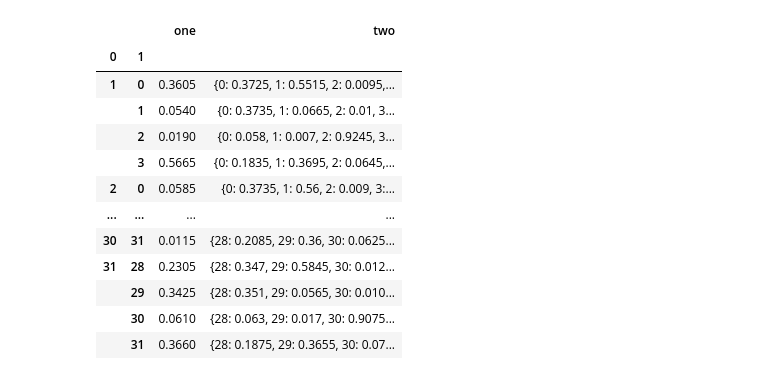
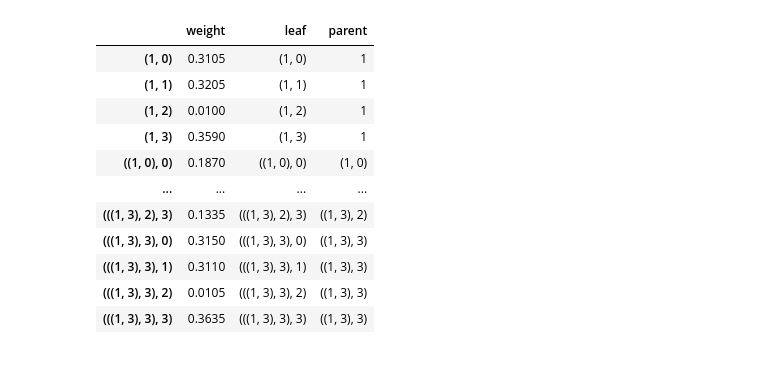
Before and after one commit to Using-Namespace-System/QOSF, a Jupyter notebook: Hybrid_Quantum_Feedforward.ipynb, the cells around one changed output. Cells and saved outputs as stored; diff of their text form; code cells hidden in the pictures.

```diff
--- a/Hybrid_Quantum_Feedforward.ipynb
+++ b/Hybrid_Quantum_Feedforward.ipynb
@@ -2,7 +2,8 @@
 
 from qiskit import QuantumRegister, ClassicalRegister, QuantumCircuit
 import numpy as np
-
+from qiskit.primitives import Sampler
+import pandas as pd
 
 size = 5
 
@@ -12,23 +13,12 @@ circuit = QuantumCircuit(qreg_q)
 
 circuit.h(qreg_q[0])
 circuit.h(qreg_q[1])
+circuit.ch(qreg_q[1], qreg_q[0])
+circuit.rz(np.pi/2, qreg_q[1])
 circuit.cx(qreg_q[0], qreg_q[1])
 circuit.ch(qreg_q[0], qreg_q[1])
-circuit.cx(qreg_q[0], qreg_q[1])
-circuit.swap(qreg_q[0], qreg_q[1])
 circuit.h(qreg_q[0])
 circuit.h(qreg_q[1])
-circuit.rz(np.pi, qreg_q[1])
-circuit.cx(qreg_q[0], qreg_q[1])
-circuit.h(qreg_q[0])
-circuit.h(qreg_q[1])
-circuit.cx(qreg_q[0], qreg_q[1])
-circuit.ch(qreg_q[0], qreg_q[1])
-circuit.cx(qreg_q[0], qreg_q[1])
-circuit.swap(qreg_q[0], qreg_q[1])
-circuit.h(qreg_q[0])
-circuit.h(qreg_q[1])
-
 
 
 tests = range(1,int(2**size))
@@ -42,5 +32,5 @@ for test in tests:
     circuit_sampler.measure_all()
     circuit_list += [circuit_sampler]
 
-circuit_list[2].decompose().draw()
+display(circuit_list[0].decompose().draw())
 # %% [output]
@@ -81,33 +38,61 @@ df
 # %%
+
+sampler = Sampler()
+job = sampler.run(circuit_list,shots = 2000)
+result = job.result()
+df = pd.DataFrame(list(enumerate(result.quasi_dists,1)))
+df.set_index(0, inplace=True)
+
 df = df[1].apply(dict.items).explode().apply(pd.Series).rename(columns={0: 1, 1: "one"})
 df[1] = df[1].astype(int)
 df.set_index(1, append=True, inplace=True)
 
-circuit_list_two = []
+tree = df.loc[[1]]
+tree["weight"] = tree["one"]
+tree = tree["weight"].to_frame()
+tree["leaf"] = tree.index.get_level_values(1)
+tree.index = tree.index.to_flat_index()
+dft = tree[["weight","leaf"]]
 
-for test in list(df.index.get_level_values(1)):
-    circuit_sampler = QuantumCircuit(qreg_q)
-    circuit_sampler.initialize(test)
-    circuit_sampler.append(circuit.to_instruction(),[0,1,2,3,4])
-    circuit_sampler.measure_all()
-    circuit_list_two += [circuit_sampler]
 
-job_two = sampler.run(circuit_list_two,shots = 2000).result()
+for i in range(2,4):
+    dft = dft[["weight","leaf"]]
+    tree_list = []
 
-df["two"] = pd.DataFrame(list(enumerate(job_two.quasi_dists,1)))[1].values
+    for test in list(dft.leaf.to_list()):
+        circuit_sampler = QuantumCircuit(qreg_q)
+        circuit_sampler.initialize(test)
+        circuit_sampler.append(circuit.to_instruction(),[0,1,2,3,4])
+        circuit_sampler.measure_all()
+        tree_list += [circuit_sampler]
 
-df
+    job_tree = sampler.run(tree_list,shots = 2000).result()
+
+    dft["weight"] = pd.DataFrame(list(enumerate(job_tree.quasi_dists,1)))[1].values
+
+    dft = dft["weight"].apply(dict.items).explode().apply(pd.Series).rename(columns={0: i, 1: "weight"})
+
+    dft[i] = dft[i].astype(int)
+    dft.set_index(i, append=True, inplace=True)
+    dft["leaf"] = dft.index.get_level_values(1)
+    dft.index = dft.index.to_flat_index()
+    tree = pd.concat([tree,dft])
+
+tree["leaf"] = tree.index.values
+
+tree["parent"] = pd.Series(list(zip(*tree.leaf))[0]).values
+
+tree
 # %% [output]
-|  |  | one | two |
-| 0 | 1 |  |  |
-| 1 | 0 | 0.3605 | {0: 0.3725, 1: 0.5515, 2: 0.0095,... |
-|  | 1 | 0.0540 | {0: 0.3735, 1: 0.0665, 2: 0.01, 3... |
-|  | 2 | 0.0190 | {0: 0.058, 1: 0.007, 2: 0.9245, 3... |
-|  | 3 | 0.5665 | {0: 0.1835, 1: 0.3695, 2: 0.0645,... |
-| 2 | 0 | 0.0585 | {0: 0.3735, 1: 0.56, 2: 0.009, 3:... |
+|  | weight | leaf | parent |
+| (1, 0) | 0.3105 | (1, 0) | 1 |
+| (1, 1) | 0.3205 | (1, 1) | 1 |
+| (1, 2) | 0.0100 | (1, 2) | 1 |
+| (1, 3) | 0.3590 | (1, 3) | 1 |
+| ((1, 0), 0) | 0.1870 | ((1, 0), 0) | (1, 0) |
 | ... | ... | ... | ... |
-| 30 | 31 | 0.0115 | {28: 0.2085, 29: 0.36, 30: 0.0625... |
-| 31 | 28 | 0.2305 | {28: 0.347, 29: 0.5845, 30: 0.012... |
-|  | 29 | 0.3425 | {28: 0.351, 29: 0.0565, 30: 0.010... |
-|  | 30 | 0.0610 | {28: 0.063, 29: 0.017, 30: 0.9075... |
-|  | 31 | 0.3660 | {28: 0.1875, 29: 0.3655, 30: 0.07... |
+| (((1, 3), 2), 3) | 0.1335 | (((1, 3), 2), 3) | ((1, 3), 2) |
+| (((1, 3), 3), 0) | 0.3150 | (((1, 3), 3), 0) | ((1, 3), 3) |
+| (((1, 3), 3), 1) | 0.3110 | (((1, 3), 3), 1) | ((1, 3), 3) |
+| (((1, 3), 3), 2) | 0.0105 | (((1, 3), 3), 2) | ((1, 3), 3) |
+| (((1, 3), 3), 3) | 0.3635 | (((1, 3), 3), 3) | ((1, 3), 3) |
```
Also changed, not shown: parts of 7 cells of this notebook.
